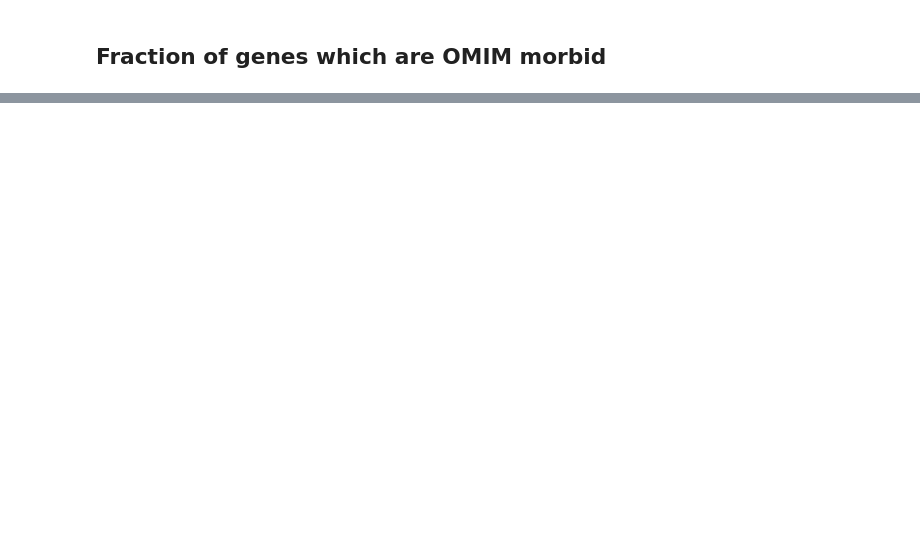
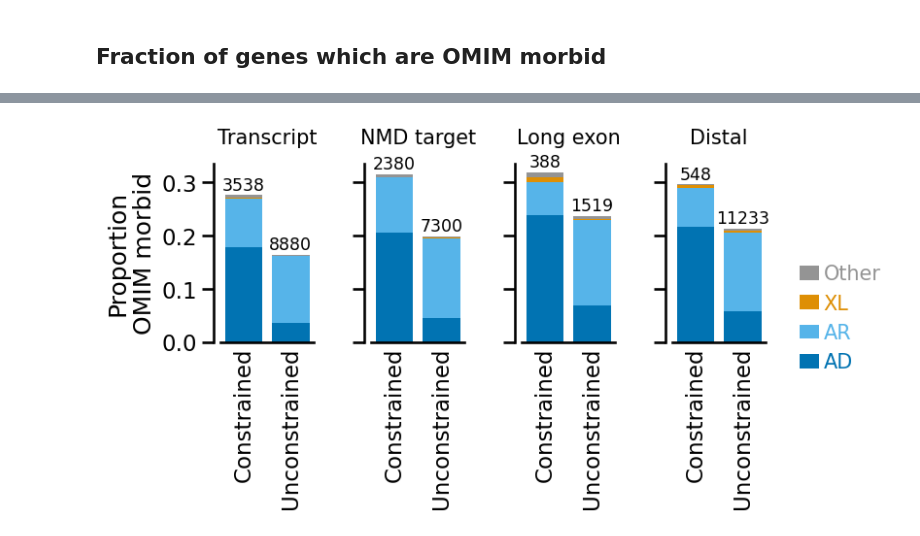
Before and after one commit to alexblakes/regional_nonsense_constraint, a Jupyter notebook: scripts_plots/omim_status_of_constrained_genes.ipynb, the cells around one changed output, grey strips where cells are left out. Drawn from its saved outputs; the diff is of its cells as text; code cells hidden in the pictures; blank space fills up the shorter version.

Commit message:
Plot OMIM morbid status for constrained genes

```diff
--- a/scripts_plots/omim_status_of_constrained_genes.ipynb
+++ b/scripts_plots/omim_status_of_constrained_genes.ipynb
@@ -8,9 +24,23 @@ sns.set_context("talk")
+# %%
+col = sns.color_palette("colorblind").as_hex()
 # %% [markdown]
 ## Summary statistics
 # %%
 # Read data
 df = pd.read_csv("../outputs/omim_phenotypes_in_constrained_regions.tsv", sep="\t")
 
-# Convert phenotypes to bool
+# Convert phenotypes to boolean
 df["phenotype"] = df["phenotype"].fillna(False)
 df.loc[df["phenotype"] != False, "phenotype"] = True
+
+# Limit to relevant columns
+df = df[["ensg", "region", "constraint", "phenotype", "inheritance"]]
+
+# Drop duplicates
+df = df.drop_duplicates()
+
+# Exclude start-proximal regions, which are uninformative
+df = df[df["region"] != "start_proximal"]
+
+print("Region value counts:")
+print(df.region.value_counts())
@@ -23,0 +90,76 @@ df1 = (_a * _b).dropna().rename("abs_proportion").reset_index(drop=False)
+# %%
+fig, axs = plt.subplots(1, 4, sharey=True, layout="constrained", figsize=(8, 4))
+
+regions = ["Transcript", "NMD target", "Long exon", "Distal"]
+inheritance = df1.inheritance.unique()
+colours = [col[0], col[-1], col[1], col[-3]]
+ticks = np.arange(df1["constraint"].nunique())
+
+for ax, r in zip(axs, regions):
+    d = df1[df1["region"] == r]
+    bottom = np.zeros(len(ticks))
+
+    for i, c in zip(inheritance, colours):
+        _d = d[d["inheritance"] == i]
+        b = ax.bar(
+            x=ticks,
+            height=_d["abs_proportion"],
+            label=_d["inheritance"],
+            color=c,
+            bottom=bottom,
+        )
+        bottom += list(_d["abs_proportion"])
+
+    ax.set_xticks(
+        ticks=ticks,
+        labels=_d["constraint"],
+        rotation=90,
+        # ha="right",
+        # rotation_mode="anchor",
+    )
+
+    ax.set_title(r, size="small", loc="center", pad=15)
+    ax.tick_params(axis="x", length=0)
+    ax.set_yticks(
+        ticks=[0, 0.1, 0.2, 0.3],
+    )
+    ax.spines[["top", "right"]].set_visible(False)
+    ax.spines["left"].set_position(("outward", 5))
+
+    # Add bar labels
+    for i, n in enumerate(_d["n"]):
+        y_offset = 0.01
+        ax.text(x=ticks[i], y = bottom[i] + y_offset, s=n, fontsize="x-small", ha="center",)
+
+axs[0].set_ylabel("Proportion\nOMIM morbid")
+
+fig.get_layout_engine().set(wspace=0.2)
+
+fig.legend(
+    [
+        axs[0].get_children()[x]
+        for x in [
+            0,
+            2,
+            4,
+            6,
+        ]
+    ][::-1],
+    [
+        "Other",
+        "XL",
+        "AR",
+        "AD",
+    ],
+    fontsize="small",
+    frameon=False,
+    labelcolor="linecolor",
+    loc="outside right center",
+    handlelength=1,
+    handletextpad=0.2,
+    borderaxespad=0,
+)
+
+plt.savefig("../plots/omim_morbid_constrained_regions.svg", format="svg")
+# %% [output]
+[figure, added]
```
Also changed, not shown: parts of 6 cells of this notebook.
